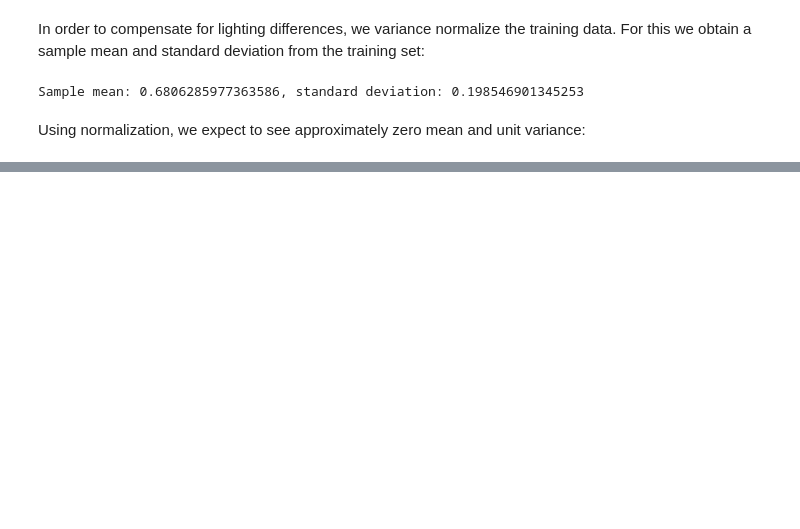
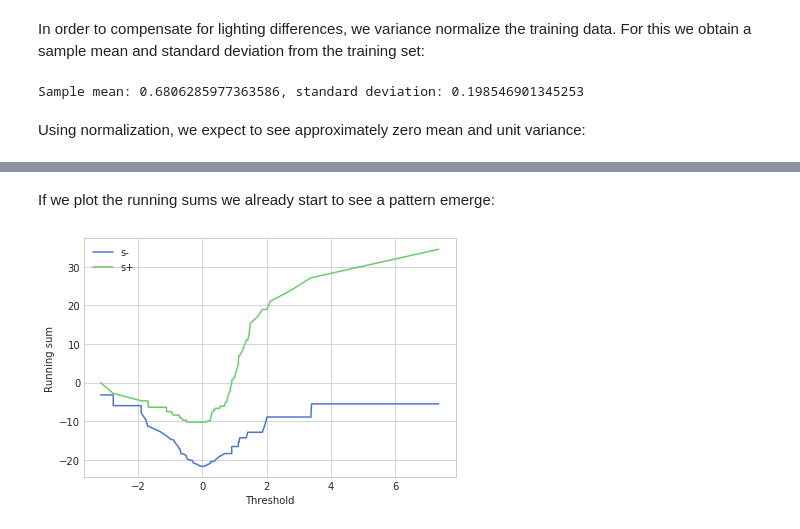
Before and after one commit to sunsided/viola-jones-adaboost, a Jupyter notebook: viola-jones.ipynb, the cells around one changed output, grey strips where cells are left out. Drawn from its saved outputs; the diff is of its cells as text; code cells hidden in the pictures; blank space fills up the shorter version.

```diff
--- a/viola-jones.ipynb
+++ b/viola-jones.ipynb
@@ -706,0 +798,31 @@ Sample mean: -0.044037722051143646, standard deviation: 1.0445940494537354
+# %%
+p = np.argsort(zs)
+zs = zs[p]
+ys = ys[p]
+# %%
+s_minuses, s_pluses = [], []
+s_minus, s_plus = 0., 0.
+t_minus, t_plus = 0., 0.
+
+# TODO: The weights are missing here
+for z, y in zip(zs, ys):
+    if y == 0:
+        s_minus += z
+        t_minus += z
+    else:
+        s_plus += z
+        t_plus += z
+    s_minuses.append(s_minus)
+    s_pluses.append(s_plus)
+# %% [markdown]
+If we plot the running sums we already start to see a pattern emerge:
+# %%
+plt.figure()
+plt.plot(zs, s_minuses)
+plt.plot(zs, s_pluses)
+plt.legend(['s-', 's+'])
+plt.xlabel('Threshold')
+plt.ylabel('Running sum')
+plt.tight_layout();
+# %% [output]
+[figure, added]
```
Also changed, not shown: parts of 26 cells of this notebook.
